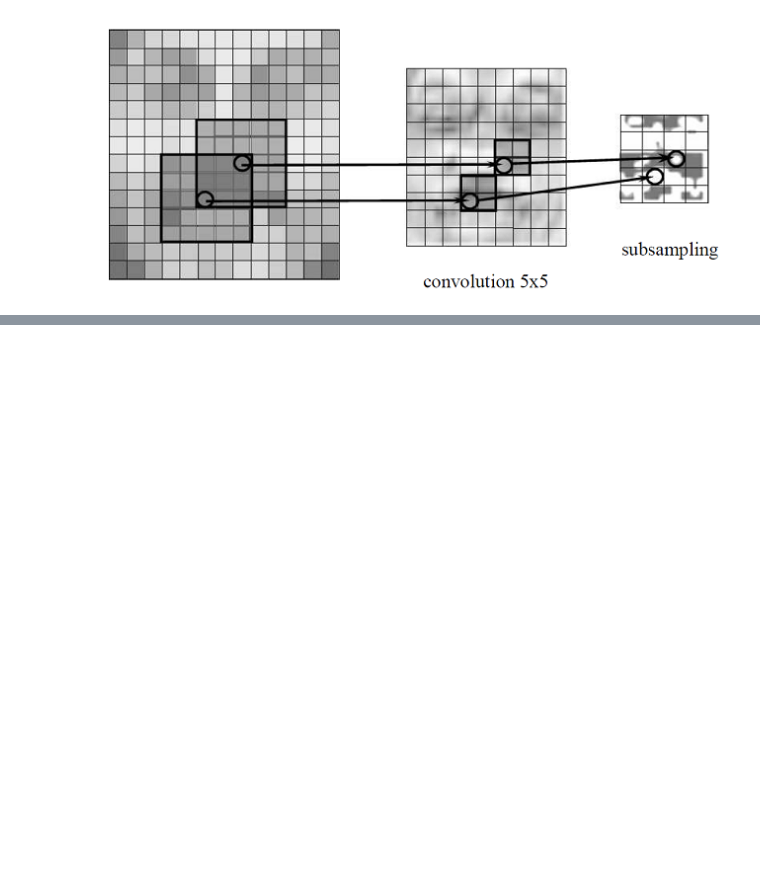
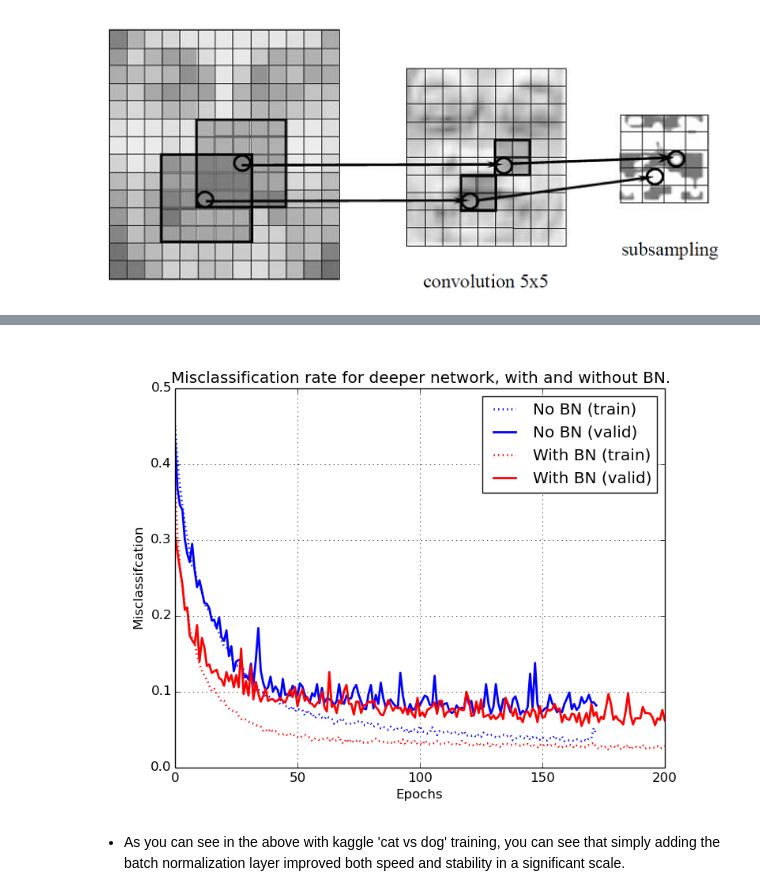
Before and after one commit to bmsookim/torch-tutorial, a Jupyter notebook: 04-CNN/CNN_cifar10.ipynb, the cells around one changed output, grey strips where cells are left out. Cells and saved outputs as stored; diff of their text form; code cells hidden in the pictures; blank space fills up the shorter version.

```diff
--- a/04-CNN/CNN_cifar10.ipynb
+++ b/04-CNN/CNN_cifar10.ipynb
@@ -32,0 +169,6 @@ First, prepare the dataset by importing the essential libraries.
+# %%
+itorch.image('./ConvolutionalNeuralNetwork/bn.png')
+# %% [output]
+[figure, added]
+# %% [markdown]
+* As you can see in the above with kaggle 'cat vs dog' training, you can see that simply adding the batch normalization layer improved both speed and stability in a significant scale.
```
Also changed, not shown: parts of 30 cells of this notebook, 5 other files.
